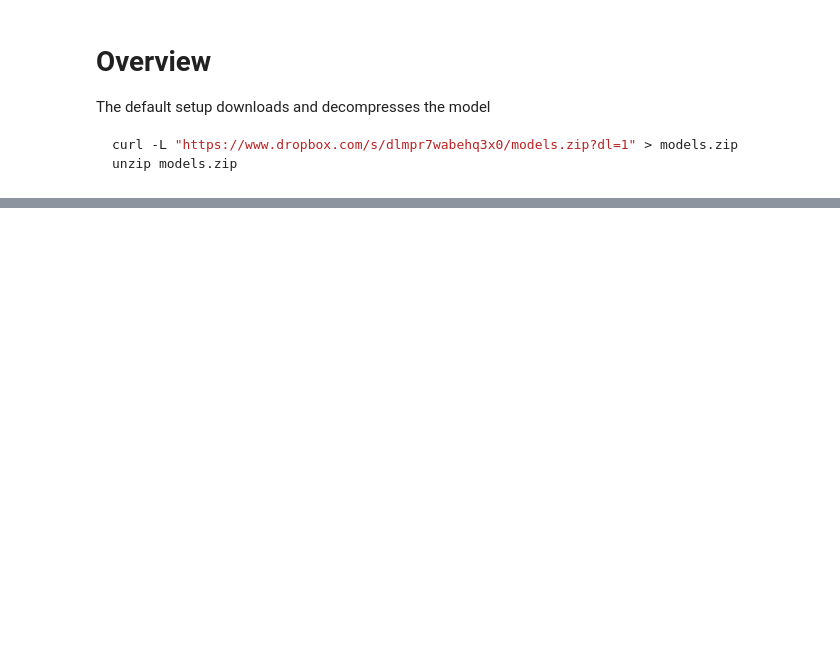
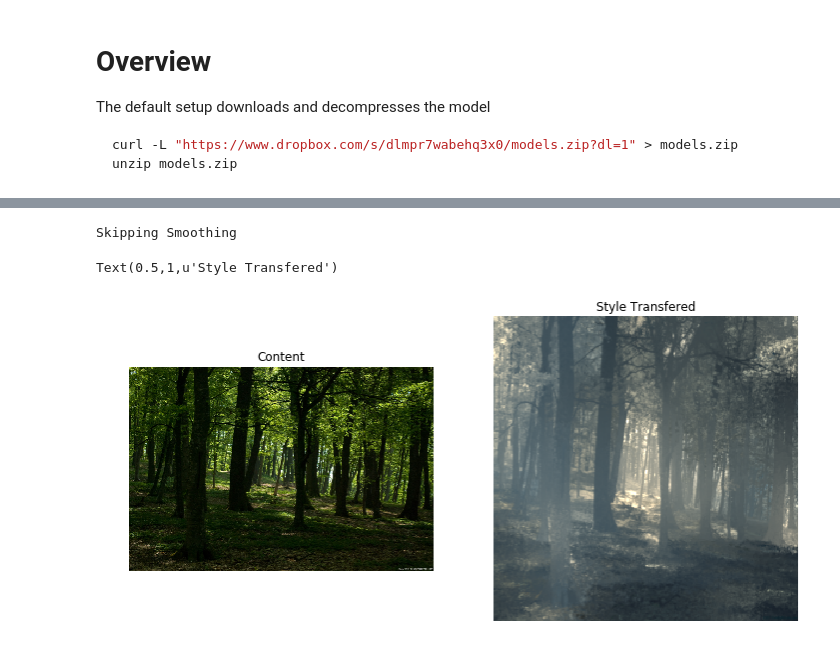
Before and after one commit to 4QuantOSS/FastPhotoStyle, a Jupyter notebook: notebooks/demo.ipynb, the cells around one changed output, grey strips where cells are left out. Saved outputs shown, nothing was run; the diff lists cells and outputs as text; code cells hidden in the pictures; blank space fills up the shorter version.

Commit message:
updating demo notebook, making postBuild executable

```diff
--- a/notebooks/demo.ipynb
+++ b/notebooks/demo.ipynb
@@ -72,0 +99,6 @@ NameError: name 'p_wct' is not defined
+# %%
+start_propagation_time = time.time()
+out_img = p_pro.process(output_image_path, content_image_path)
+end_propagation_time = time.time()
+print('Elapsed time in propagation: %f' % (end_propagation_time - start_propagation_time))
+cv2.imwrite(output_image_path, out_img)
@@ -72,0 +108,27 @@ NameError: name 'p_wct' is not defined
+# %%
+if TORCH_MODE=='GPU':
+    from smooth_filter import smooth_filter
+    # smooth filter requires cuda
+    start_postprocessing_time = time.time()
+    out_img = smooth_filter(output_image_path, content_image_path, f_radius=15, f_edge=1e-1)
+    end_postprocessing_time = time.time()
+    print('Elapsed time in post processing: %f' % (end_postprocessing_time - start_postprocessing_time))
+else:
+    print('Skipping Smoothing')
+    # switching BGR to RGB
+    out_img = Image.fromarray(np.array(out_img)[:,:,::-1])
+out_img.save(output_image_path)
+# %% [output]
+Skipping Smoothing
+# %%
+%matplotlib inline
+fig, (ax1, ax2) = plt.subplots(1,2, figsize = (12, 6))
+ax1.imshow(Image.open(content_image_path))
+ax1.axis('off')
+ax1.set_title('Content')
+ax2.imshow(out_img)
+ax2.axis('off')
+ax2.set_title('Style Transfered')
+# %% [output]
+Text(0.5,1,u'Style Transfered')
+[figure, added]
```
Also changed, not shown: parts of 11 cells of this notebook, 3 other files.
